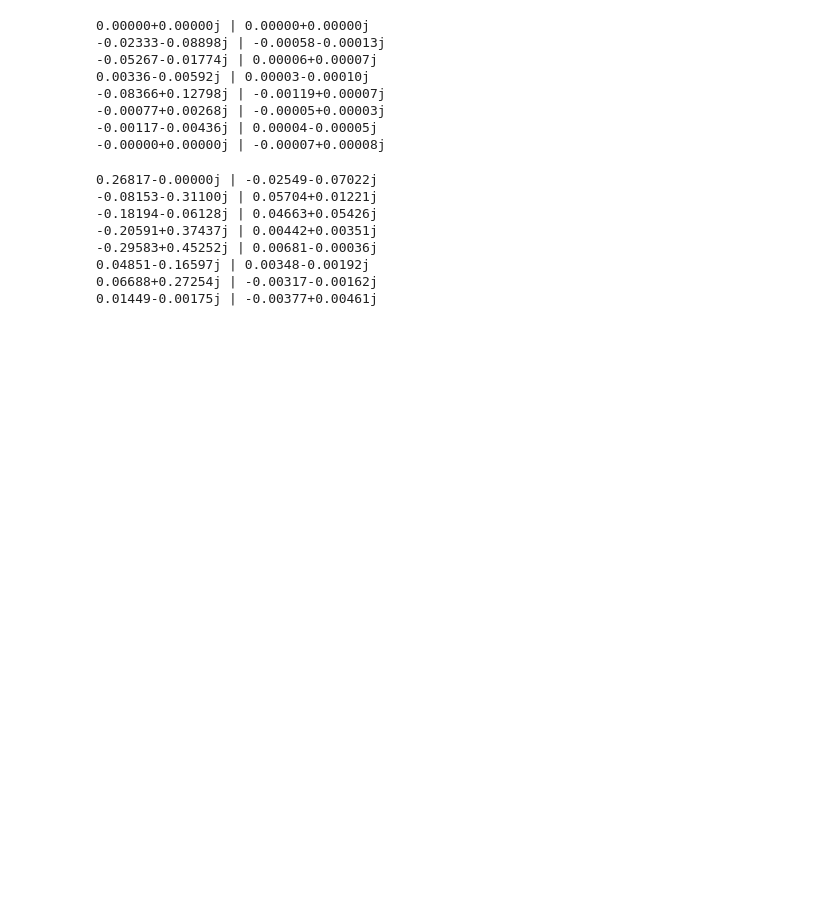
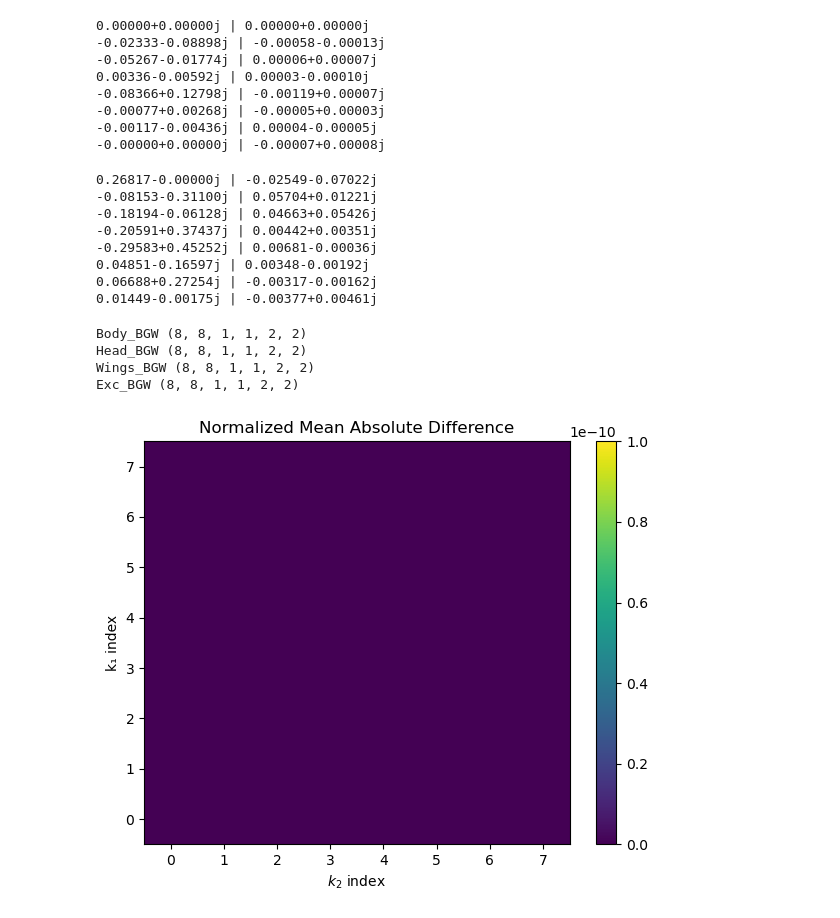
Before and after one commit to JyotiradityaMishra17/QTM-BSE, a Jupyter notebook: kernel-2x2x2.ipynb, the cells around one changed output. Drawn from its saved outputs; the diff is of its cells as text; code cells hidden in the pictures; blank space fills up the shorter version.

Commit message:
Added visualizations schemes.

```diff
--- a/kernel-2x2x2.ipynb
+++ b/kernel-2x2x2.ipynb
@@ -192,3 +192,50 @@ for row in range(body.shape[0]):
 0.04851-0.16597j | 0.00348-0.00192j
 0.06688+0.27254j | -0.00317-0.00162j
 0.01449-0.00175j | -0.00377+0.00461j
+# %%
+with h5py.File(dirname + 'bsemat.h5', 'r') as f:
+    body_BGW = f['mats/body']
+    head_BGW = f['mats/head']
+    wings_BGW = f['mats/wing']
+    exc_BGW = f['mats/exchange']
+
+    body_BGW = body_BGW[..., 0] + body_BGW[..., 1] * 1j
+    head_BGW = head_BGW[..., 0] + head_BGW[..., 1] * 1j
+    wings_BGW = wings_BGW[..., 0] + wings_BGW[..., 1] * 1j
+    exc_BGW = exc_BGW[..., 0] + exc_BGW[..., 1] * 1j
+
+    print("Body_BGW", body_BGW.shape)
+    print("Head_BGW", head_BGW.shape)
+    print("Wings_BGW", wings_BGW.shape)
+    print("Exc_BGW", exc_BGW.shape)
+# %% [output]
+Body_BGW (8, 8, 1, 1, 2, 2)
+Head_BGW (8, 8, 1, 1, 2, 2)
+Wings_BGW (8, 8, 1, 1, 2, 2)
+Exc_BGW (8, 8, 1, 1, 2, 2)
+# %%
+exc_BGW = exc_BGW.transpose(1, 0, 3, 2, 5, 4)
+exc = data["exc"]
+
+diff = np.abs(exc_BGW - exc)
+sum = diff.sum(axis=(2, 3, 4, 5))
+
+norm_diff = sum / 4
+# %%
+import matplotlib.pyplot as plt
+# ——— Plot as a colour‐map ———
+plt.figure(figsize=(6,5))
+im = plt.imshow(
+    norm_diff,
+    origin='lower',        # so (0,0) is bottom‐left
+    aspect='auto',         # or 'equal' if k1≈k2
+)
+im.set_clim(0, 1e-10)  # set color limits
+plt.colorbar(im)
+plt.xlabel(r'$k_2$ index')
+plt.ylabel('k₁ index')
+plt.title('Normalized Mean Absolute Difference')
+plt.tight_layout()
+plt.show()
+# %% [output]
+[figure, added]
```
Also changed, not shown: parts of 1 cell of this notebook, 4 other files.
